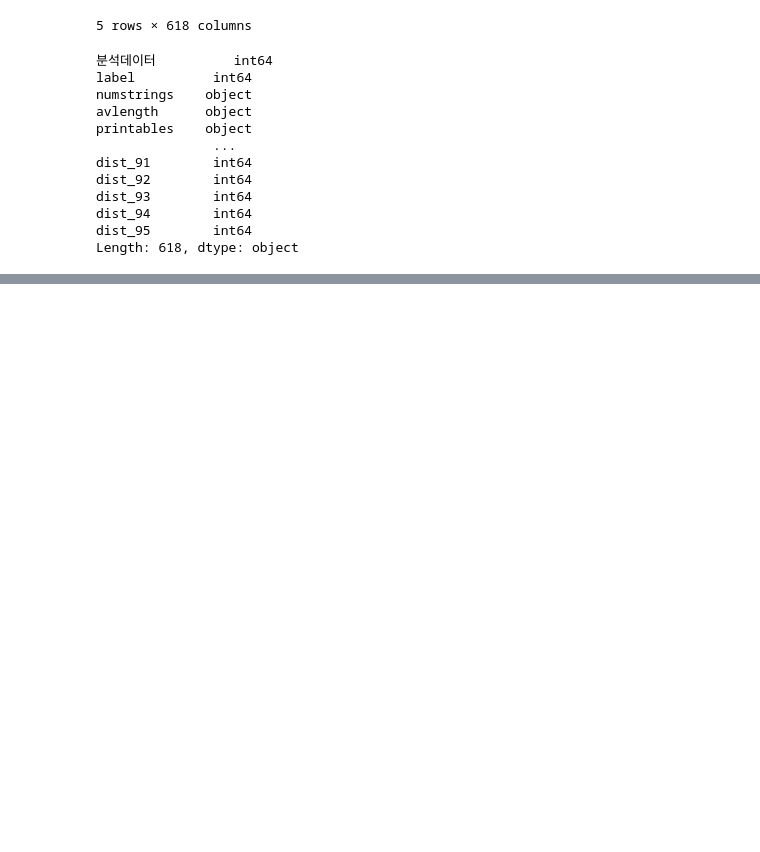
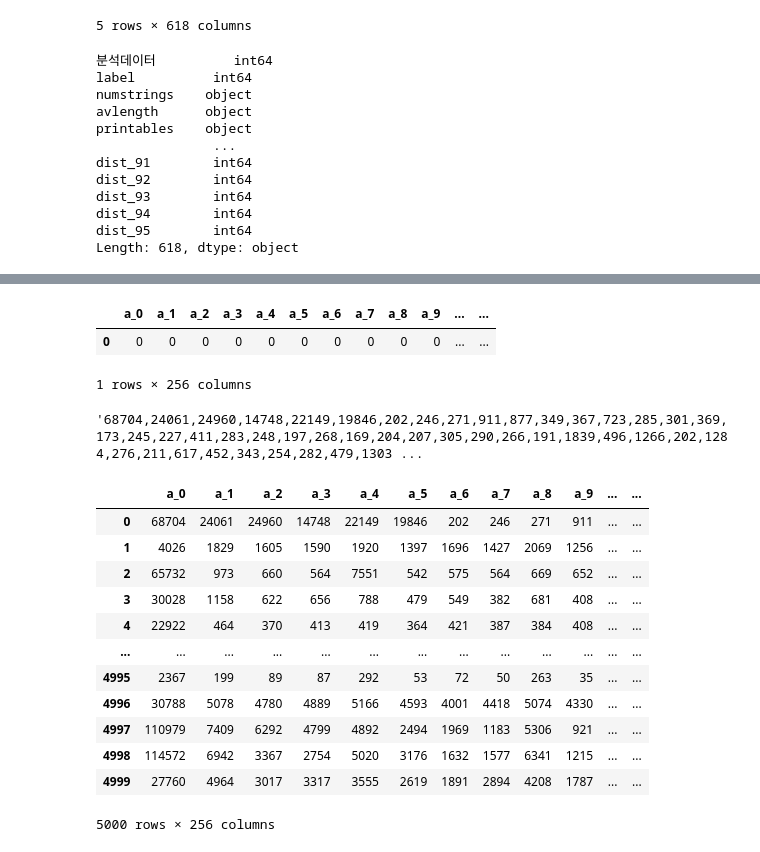
Before and after one commit to Hoseo-IELab/Hoseo_AI_Competition, a Jupyter notebook: Acc100_Preprocessing.ipynb, the cells around one changed output, grey strips where cells are left out. Drawn from its saved outputs; the diff is of its cells as text; code cells hidden in the pictures; blank space fills up the shorter version.

```diff
--- a/Acc100_Preprocessing.ipynb
+++ b/Acc100_Preprocessing.ipynb
@@ -670,0 +872,36 @@ train_df.to_csv('preprocessed_train.csv', index=False, encoding='euc-kr')
+# %%
+feature_group_a_df = feature_group_a_df[empty_list]
+# %%
+feature_group_a_df
+# %% [output]
+|  | a_0 | a_1 | a_2 | a_3 | a_4 | a_5 | a_6 | a_7 | a_8 | a_9 | ... | ... |
+| 0 | 0 | 0 | 0 | 0 | 0 | 0 | 0 | 0 | 0 | 0 | ... | ... |
+1 rows × 256 columns
+# %%
+modify_feature_group_A[0]
+# %% [output]
+'68704,24061,24960,14748,22149,19846,202,246,271,911,877,349,367,723,285,301,369,173,245,227,411,283,248,197,268,169,204,207,305,290,266,191,1839,496,1266,202,1284,276,211,617,452,343,254,282,479,1303 ...
+# %%
+for x in range(len(modify_feature_group_A)):
+    temp = modify_feature_group_A[x].split(',')
+    feature_group_a_df = feature_group_a_df.append(pd.Series(temp, index=feature_group_a_df.columns), ignore_index=True)
+# %%
+feature_group_a_df = feature_group_a_df.drop([0])
+# %%
+feature_group_a_df = feature_group_a_df.reset_index(drop=True)
+# %%
+feature_group_a_df
+# %% [output]
+|  | a_0 | a_1 | a_2 | a_3 | a_4 | a_5 | a_6 | a_7 | a_8 | a_9 | ... | ... |
+| 0 | 68704 | 24061 | 24960 | 14748 | 22149 | 19846 | 202 | 246 | 271 | 911 | ... | ... |
+| 1 | 4026 | 1829 | 1605 | 1590 | 1920 | 1397 | 1696 | 1427 | 2069 | 1256 | ... | ... |
+| 2 | 65732 | 973 | 660 | 564 | 7551 | 542 | 575 | 564 | 669 | 652 | ... | ... |
+| 3 | 30028 | 1158 | 622 | 656 | 788 | 479 | 549 | 382 | 681 | 408 | ... | ... |
+| 4 | 22922 | 464 | 370 | 413 | 419 | 364 | 421 | 387 | 384 | 408 | ... | ... |
+| ... | ... | ... | ... | ... | ... | ... | ... | ... | ... | ... | ... | ... |
+| 4995 | 2367 | 199 | 89 | 87 | 292 | 53 | 72 | 50 | 263 | 35 | ... | ... |
+| 4996 | 30788 | 5078 | 4780 | 4889 | 5166 | 4593 | 4001 | 4418 | 5074 | 4330 | ... | ... |
+| 4997 | 110979 | 7409 | 6292 | 4799 | 4892 | 2494 | 1969 | 1183 | 5306 | 921 | ... | ... |
+| 4998 | 114572 | 6942 | 3367 | 2754 | 5020 | 3176 | 1632 | 1577 | 6341 | 1215 | ... | ... |
+| 4999 | 27760 | 4964 | 3017 | 3317 | 3555 | 2619 | 1891 | 2894 | 4208 | 1787 | ... | ... |
+5000 rows × 256 columns
```
Also changed, not shown: parts of 75 cells of this notebook, 4 other files.
